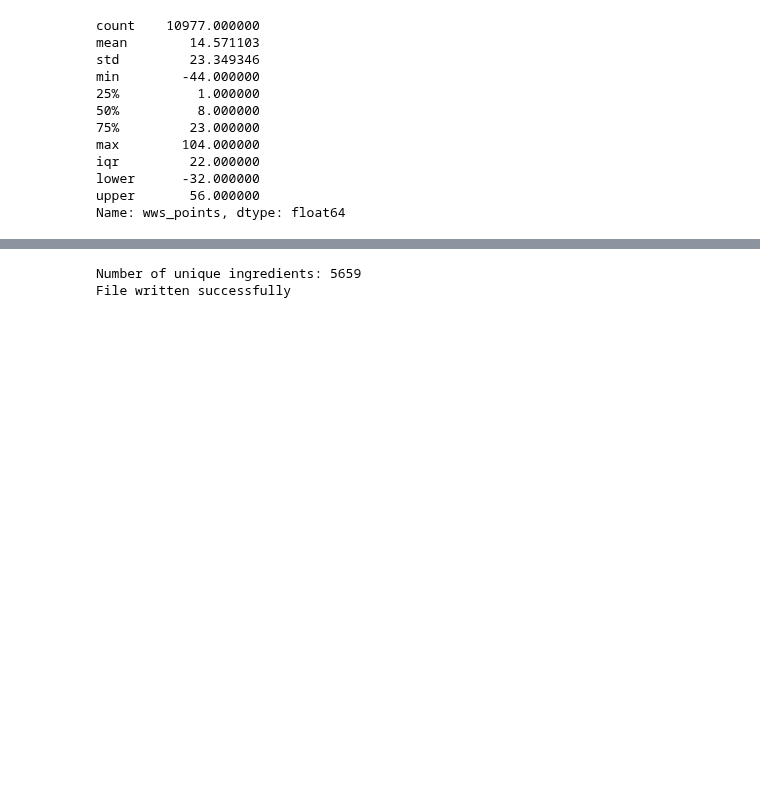
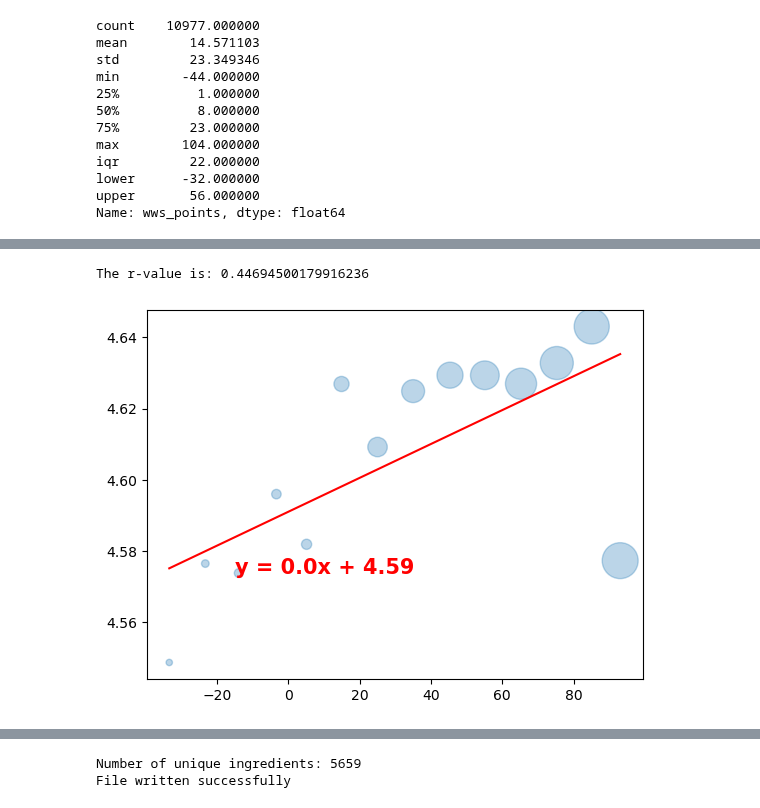
Before and after one commit to alyssahondrade/Project1, a Jupyter notebook: recipes_exploration.ipynb, the cells around one changed output, grey strips where cells are left out. Cells and saved outputs as stored; diff of their text form; code cells hidden in the pictures; blank space fills up the shorter version.

```diff
--- a/recipes_exploration.ipynb
+++ b/recipes_exploration.ipynb
@@ -925,0 +956,10 @@ Name: wws_points, dtype: float64
+# %%
+x_val = binned_df['wws_points']
+y_val = binned_df['rating']
+fig, ax = plt.subplots()
+ax.scatter(x_val, y_val, s=binned_df['sugar_g']*10, alpha=0.3)
+# ax.plot(x_val, y_val)
+linreg_plot(ax, x_val, y_val, 100, 100)
+# %% [output]
+The r-value is: 0.44694500179916236
+[figure, added]
```
Also changed, not shown: parts of 18 cells of this notebook, 3 other files.
